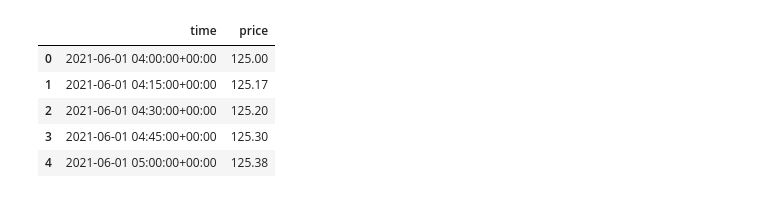
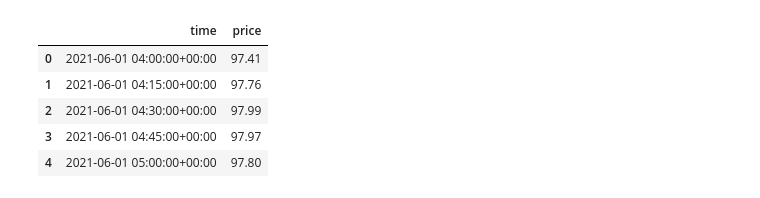
Before and after one commit to TheCopyNinjaDev/SHAMAN, a Jupyter notebook: notebooks/Damped Local Trend (DLT).ipynb, the cells around one changed output. Cells and saved outputs as stored; diff of their text form; code cells hidden in the pictures.

```diff
--- a/notebooks/Damped Local Trend (DLT).ipynb
+++ b/notebooks/Damped Local Trend (DLT).ipynb
@@ -11,12 +9,10 @@ stocks = ['AAPL', 'ATVI', 'MRNA', 'SPCE', 'TSLA']
 # %%
-dfs = [pd.read_csv(f'../data/{stocks[i]}/2021-06-01 - 2021-09-01.csv', index_col=0, parse_dates=['time'], dayfirst=True) for i in range(len(stocks))]
-for index, stock in enumerate(stocks):
-    dfs[index].name = stock
-dfs[0].head()
+df = pd.read_csv(f'../data/ATVI/2021-06-01 - 2021-09-01.csv', index_col=0, parse_dates=['time'], dayfirst=True)
+df.head()
 # %% [output]
 |  | time | price |
-| 0 | 2021-06-01 04:00:00+00:00 | 125.00 |
-| 1 | 2021-06-01 04:15:00+00:00 | 125.17 |
-| 2 | 2021-06-01 04:30:00+00:00 | 125.20 |
-| 3 | 2021-06-01 04:45:00+00:00 | 125.30 |
-| 4 | 2021-06-01 05:00:00+00:00 | 125.38 |
+| 0 | 2021-06-01 04:00:00+00:00 | 97.41 |
+| 1 | 2021-06-01 04:15:00+00:00 | 97.76 |
+| 2 | 2021-06-01 04:30:00+00:00 | 97.99 |
+| 3 | 2021-06-01 04:45:00+00:00 | 97.97 |
+| 4 | 2021-06-01 05:00:00+00:00 | 97.80 |
```
Also changed, not shown: parts of 8 cells of this notebook, 2 other files.
